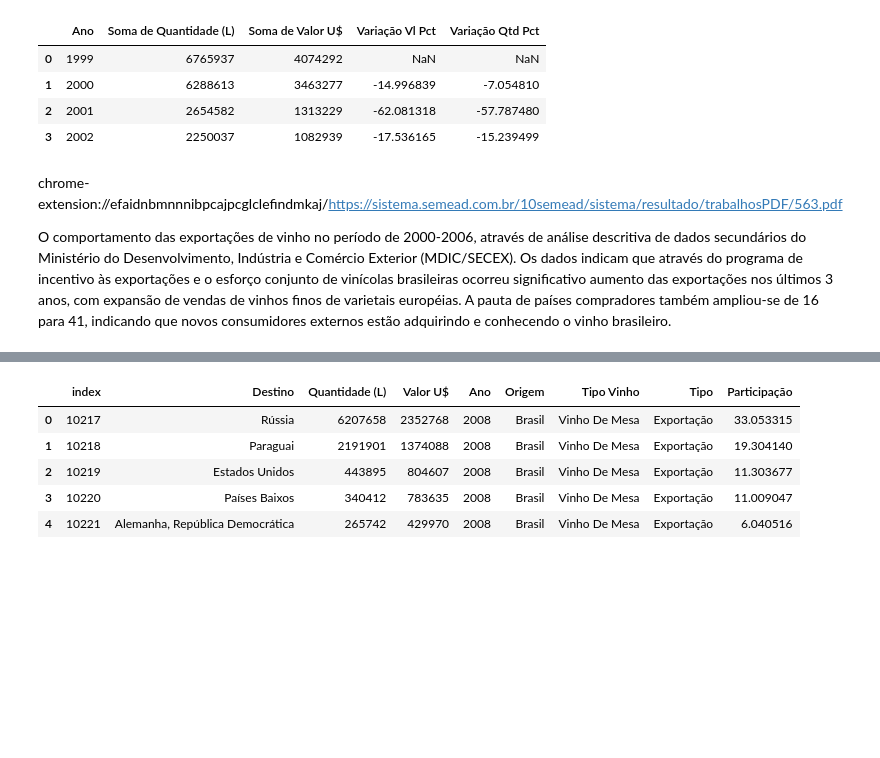
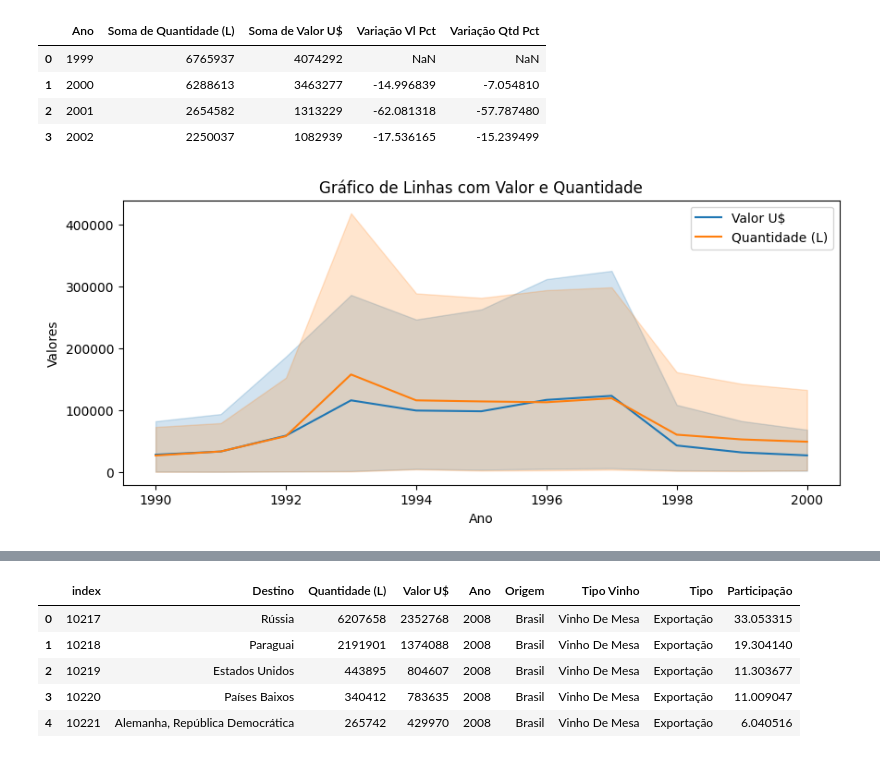
Before and after one commit to icarocarmona/Tech-Challenges-DTAT-Grupo-26, a Jupyter notebook: notebooks/Cópia_de_Analise_MacroV2.ipynb, the cells around one changed output, grey strips where cells are left out. Cells and saved outputs as stored; diff of their text form; code cells hidden in the pictures; blank space fills up the shorter version.

```diff
--- a/notebooks/Cópia_de_Analise_MacroV2.ipynb
+++ b/notebooks/Cópia_de_Analise_MacroV2.ipynb
@@ -106,10 +83,30 @@ df_soma_anos.head()
 | 1 | 2000 | 6288613 | 3463277 | -14.996839 | -7.054810 |
 | 2 | 2001 | 2654582 | 1313229 | -62.081318 | -57.787480 |
 | 3 | 2002 | 2250037 | 1082939 | -17.536165 | -15.239499 |
-# %% [markdown]
-
-chrome-extension://efaidnbmnnnibpcajpcglclefindmkaj/https://sistema.semead.com.br/10semead/sistema/resultado/trabalhosPDF/563.pdf
-
-
-O comportamento das exportações de vinho no período de 2000-2006, através de análise descritiva de dados secundários do Ministério do Desenvolvimento, Indústria e Comércio Exterior (MDIC/SECEX). Os dados indicam que através do programa de incentivo às exportações e o esforço conjunto de vinícolas brasileiras ocorreu significativo aumento das exportações nos últimos 3 anos, com expansão de vendas de vinhos finos de varietais européias. A pauta de países compradores também ampliou-se de 16 para 41, indicando que novos consumidores externos estão adquirindo e conhecendo o vinho brasileiro.
+# %%
+import matplotlib.pyplot as plt
+import seaborn as sns
+
+# Supondo que df_filtrado é o DataFrame original
+
+# Filtrar os anos desejados
+df_6_anos = df_filtrado[df_filtrado['Ano'].between(1990, 2000)]
+
+# Defina o tamanho da figura
+plt.figure(figsize=(10, 4))
+
+# Crie o gráfico de linhas
+ax = sns.lineplot(data=df_6_anos, x='Ano', y='Valor U$', label='Valor U$')
+ax = sns.lineplot(data=df_6_anos, x='Ano', y='Quantidade (L)', label='Quantidade (L)')
+
+# Defina rótulos e legendas
+plt.xlabel('Ano')
+plt.ylabel('Valores')
+plt.title('Gráfico de Linhas com Valor e Quantidade')
+plt.legend()
+
+# Exiba o gráfico
+plt.show()
+# %% [output]
+[figure, added]
 # %%
```
Also changed, not shown: parts of 8 cells of this notebook.
